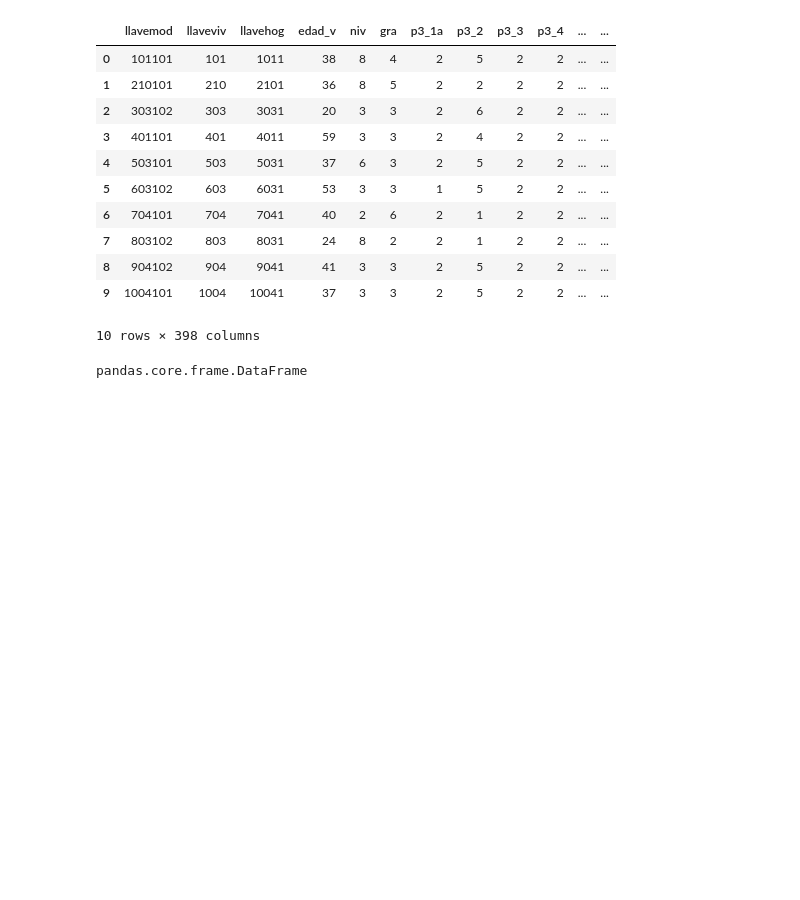
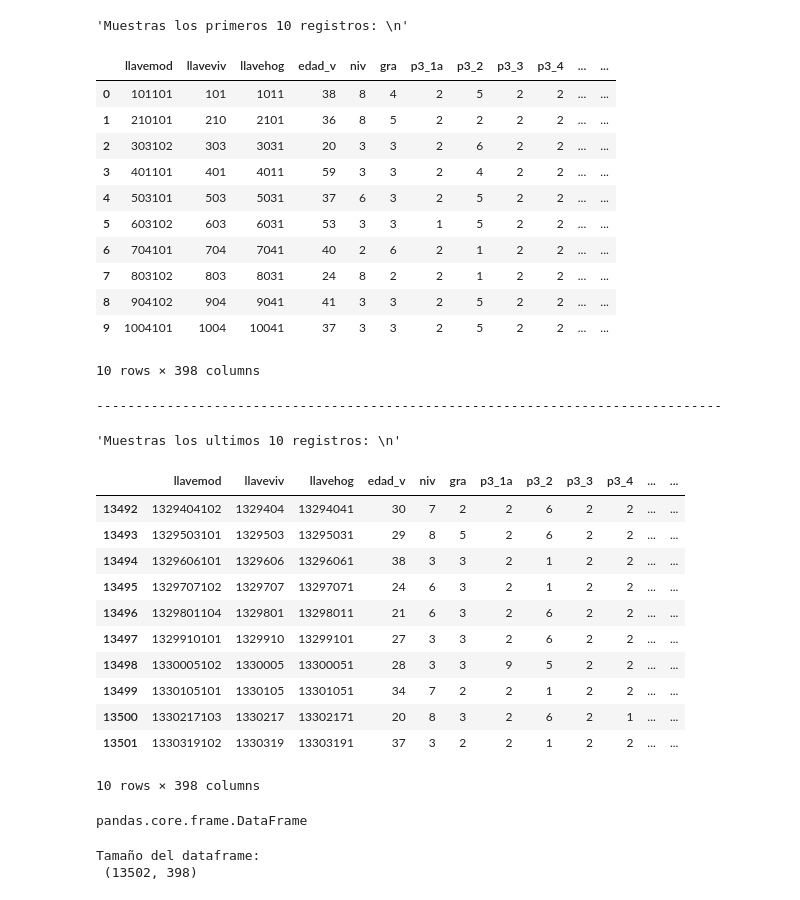
Before and after one commit to Sonia1895/AA, a Jupyter notebook: Tarea_2.ipynb, the cells around one changed output. Saved outputs shown, nothing was run; the diff lists cells and outputs as text; code cells hidden in the pictures; blank space fills up the shorter version.

```diff
--- a/Tarea_2.ipynb
+++ b/Tarea_2.ipynb
@@ -8,24 +12,51 @@
 # %%
 import pandas as pd
+import numpy as np
+
+# Cambiar la opción global para desactivar la notación científica
+pd.set_option('display.float_format', '{:.2f}'.format)
 
 #Cargar información de base de datos ENIF
 df_enif = pd.read_csv('/content/drive/MyDrive/MCD/AA/conjunto_de_datos_enif_2024/conjunto_de_datos_tmodulo_enif_2024/conjunto_de_datos/conjunto_de_datos_tmodulo_enif2024.csv', sep = ',')
 
-df_enif.head(10) #Mostrar 10 registros cargados
+display('Muestras los primeros 10 registros: \n', df_enif.head(10)) #Mostrar 10 registros cargados
+print('----------------'*5)
+display('Muestras los ultimos 10 registros: \n', df_enif.tail(10)) #Mostrar ultimos10 registros cargados
 # %% [output]
+'Muestras los primeros 10 registros: \n'
 |  | llavemod | llaveviv | llavehog | edad_v | niv | gra | p3_1a | p3_2 | p3_3 | p3_4 | ... | ... |
 | 0 | 101101 | 101 | 1011 | 38 | 8 | 4 | 2 | 5 | 2 | 2 | ... | ... |
 | 1 | 210101 | 210 | 2101 | 36 | 8 | 5 | 2 | 2 | 2 | 2 | ... | ... |
 | 2 | 303102 | 303 | 3031 | 20 | 3 | 3 | 2 | 6 | 2 | 2 | ... | ... |
 | 3 | 401101 | 401 | 4011 | 59 | 3 | 3 | 2 | 4 | 2 | 2 | ... | ... |
 | 4 | 503101 | 503 | 5031 | 37 | 6 | 3 | 2 | 5 | 2 | 2 | ... | ... |
 | 5 | 603102 | 603 | 6031 | 53 | 3 | 3 | 1 | 5 | 2 | 2 | ... | ... |
 | 6 | 704101 | 704 | 7041 | 40 | 2 | 6 | 2 | 1 | 2 | 2 | ... | ... |
 | 7 | 803102 | 803 | 8031 | 24 | 8 | 2 | 2 | 1 | 2 | 2 | ... | ... |
 | 8 | 904102 | 904 | 9041 | 41 | 3 | 3 | 2 | 5 | 2 | 2 | ... | ... |
 | 9 | 1004101 | 1004 | 10041 | 37 | 3 | 3 | 2 | 5 | 2 | 2 | ... | ... |
-10 rows × 398 columns
+10 rows × 398 columns
+--------------------------------------------------------------------------------
+'Muestras los ultimos 10 registros: \n'
+|  | llavemod | llaveviv | llavehog | edad_v | niv | gra | p3_1a | p3_2 | p3_3 | p3_4 | ... | ... |
+| 13492 | 1329404102 | 1329404 | 13294041 | 30 | 7 | 2 | 2 | 6 | 2 | 2 | ... | ... |
+| 13493 | 1329503101 | 1329503 | 13295031 | 29 | 8 | 5 | 2 | 6 | 2 | 2 | ... | ... |
+| 13494 | 1329606101 | 1329606 | 13296061 | 38 | 3 | 3 | 2 | 1 | 2 | 2 | ... | ... |
+| 13495 | 1329707102 | 1329707 | 13297071 | 24 | 6 | 3 | 2 | 1 | 2 | 2 | ... | ... |
+| 13496 | 1329801104 | 1329801 | 13298011 | 21 | 6 | 3 | 2 | 6 | 2 | 2 | ... | ... |
+| 13497 | 1329910101 | 1329910 | 13299101 | 27 | 3 | 3 | 2 | 6 | 2 | 2 | ... | ... |
+| 13498 | 1330005102 | 1330005 | 13300051 | 28 | 3 | 3 | 9 | 5 | 2 | 2 | ... | ... |
+| 13499 | 1330105101 | 1330105 | 13301051 | 34 | 7 | 2 | 2 | 1 | 2 | 2 | ... | ... |
+| 13500 | 1330217103 | 1330217 | 13302171 | 20 | 8 | 3 | 2 | 6 | 2 | 1 | ... | ... |
+| 13501 | 1330319102 | 1330319 | 13303191 | 37 | 3 | 2 | 2 | 1 | 2 | 2 | ... | ... |
+10 rows × 398 columns
-# %%
-type(df_enif)
-# %% [output]
-pandas.core.frame.DataFrame
+# %%
+#Tipo de objeto creado
+display(type(df_enif))
+
+#Tamaño del dataframe
+print('Tamaño del dataframe: \n', df_enif.shape)
+# %% [output]
+pandas.core.frame.DataFrame
+Tamaño del dataframe:
+ (13502, 398)
```
Also changed, not shown: parts of 3 cells of this notebook.
